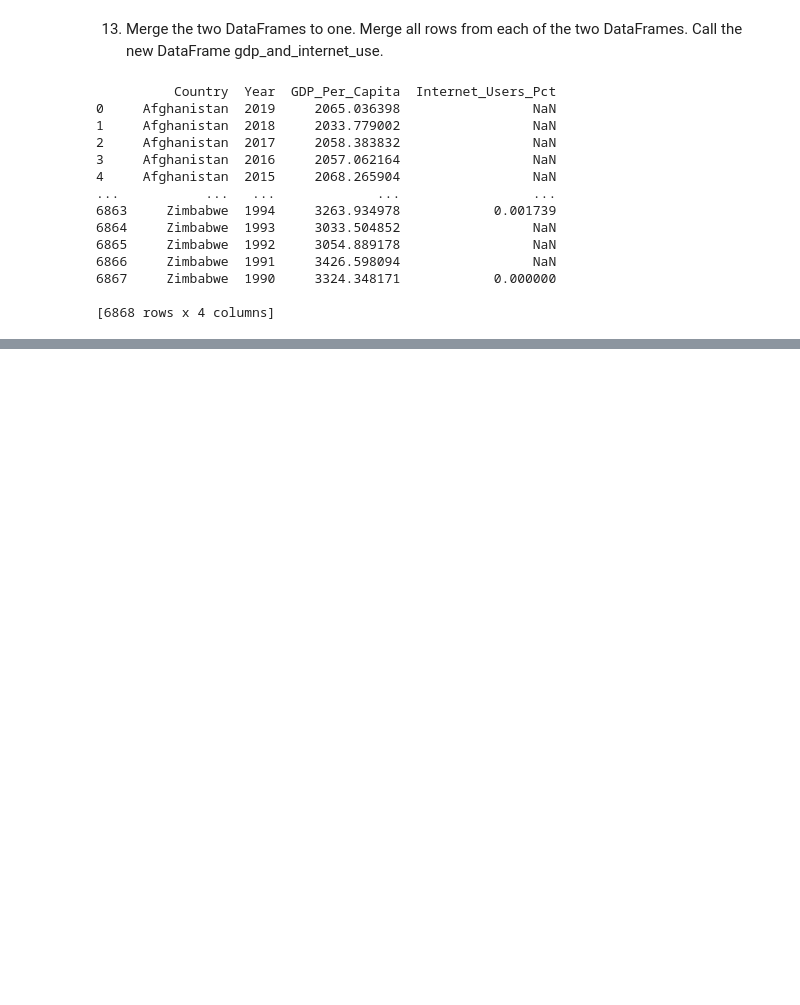
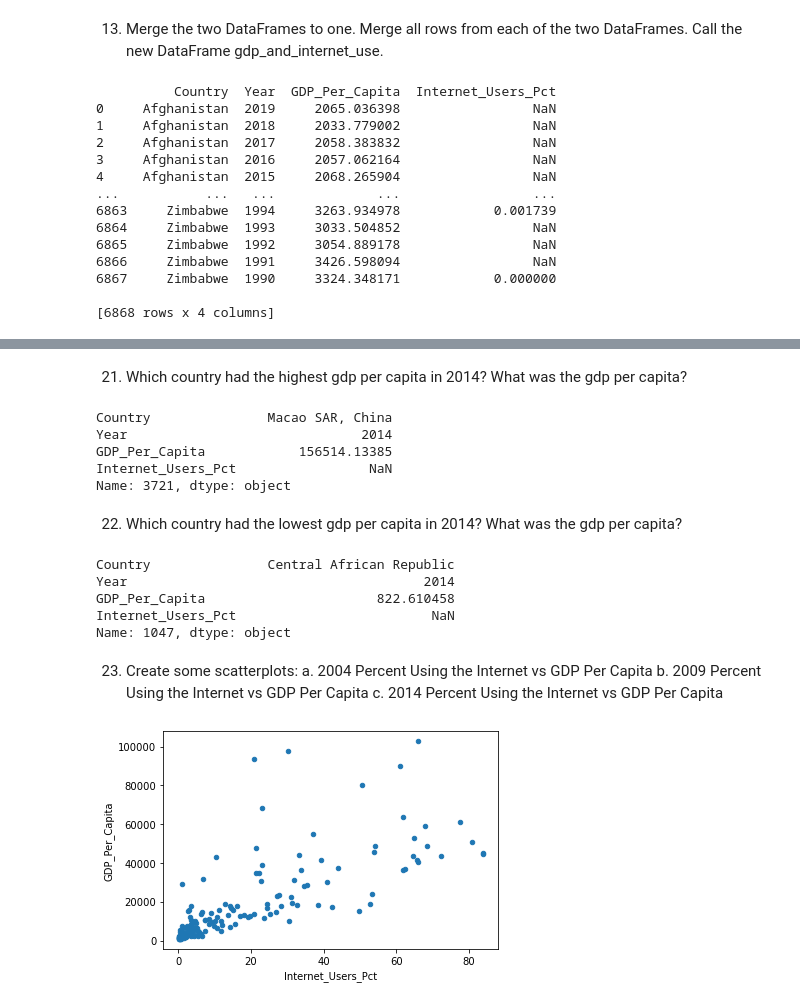
Before and after one commit to NSS-Data-Analytics-Cohort-7/gdp-and-internet-usage-PrestonSpencer, a Jupyter notebook: Notebooks/gdp_internet_project.ipynb, the cells around one changed output, grey strips where cells are left out. Cells and saved outputs as stored; diff of their text form; code cells hidden in the pictures; blank space fills up the shorter version.

```diff
--- a/Notebooks/gdp_internet_project.ipynb
+++ b/Notebooks/gdp_internet_project.ipynb
@@ -235,0 +238,4 @@ gdp_and_internet_use[(gdp_and_internet_use["Year"] == 2004) | (gdp_and_internet_
+# %%
+df_2004 = gdp_and_internet_use[(gdp_and_internet_use["Year"] == 2004)]
+df_2009 = gdp_and_internet_use[(gdp_and_internet_use["Year"] == 2009)]
+df_2014 = gdp_and_internet_use[(gdp_and_internet_use["Year"] == 2014)]
@@ -235,0 +298,32 @@ gdp_and_internet_use[(gdp_and_internet_use["Year"] == 2004) | (gdp_and_internet_
+# %% [markdown]
+21. Which country had the highest gdp per capita in 2014? What was the gdp per capita?
+# %%
+max_gdp_2014 = df_2014.loc[df_2014["GDP_Per_Capita"].idxmax()]
+print(max_gdp_2014)
+# %% [output]
+Country               Macao SAR, China
+Year                              2014
+GDP_Per_Capita            156514.13385
+Internet_Users_Pct                 NaN
+Name: 3721, dtype: object
+# %% [markdown]
+22. Which country had the lowest gdp per capita in 2014? What was the gdp per capita?
+# %%
+min_gdp_2014 = df_2014.loc[df_2014["GDP_Per_Capita"].idxmin()]
+print(min_gdp_2014)
+# %% [output]
+Country               Central African Republic
+Year                                      2014
+GDP_Per_Capita                      822.610458
+Internet_Users_Pct                         NaN
+Name: 1047, dtype: object
+# %% [markdown]
+23. Create some scatterplots:
+a. 2004 Percent Using the Internet vs GDP Per Capita
+b. 2009 Percent Using the Internet vs GDP Per Capita
+c. 2014 Percent Using the Internet vs GDP Per Capita
+# %%
+df_2004.plot.scatter("Internet_Users_Pct", "GDP_Per_Capita")
+plt.show()
+# %% [output]
+[figure, added]
```
Also changed, not shown: parts of 23 cells of this notebook.
